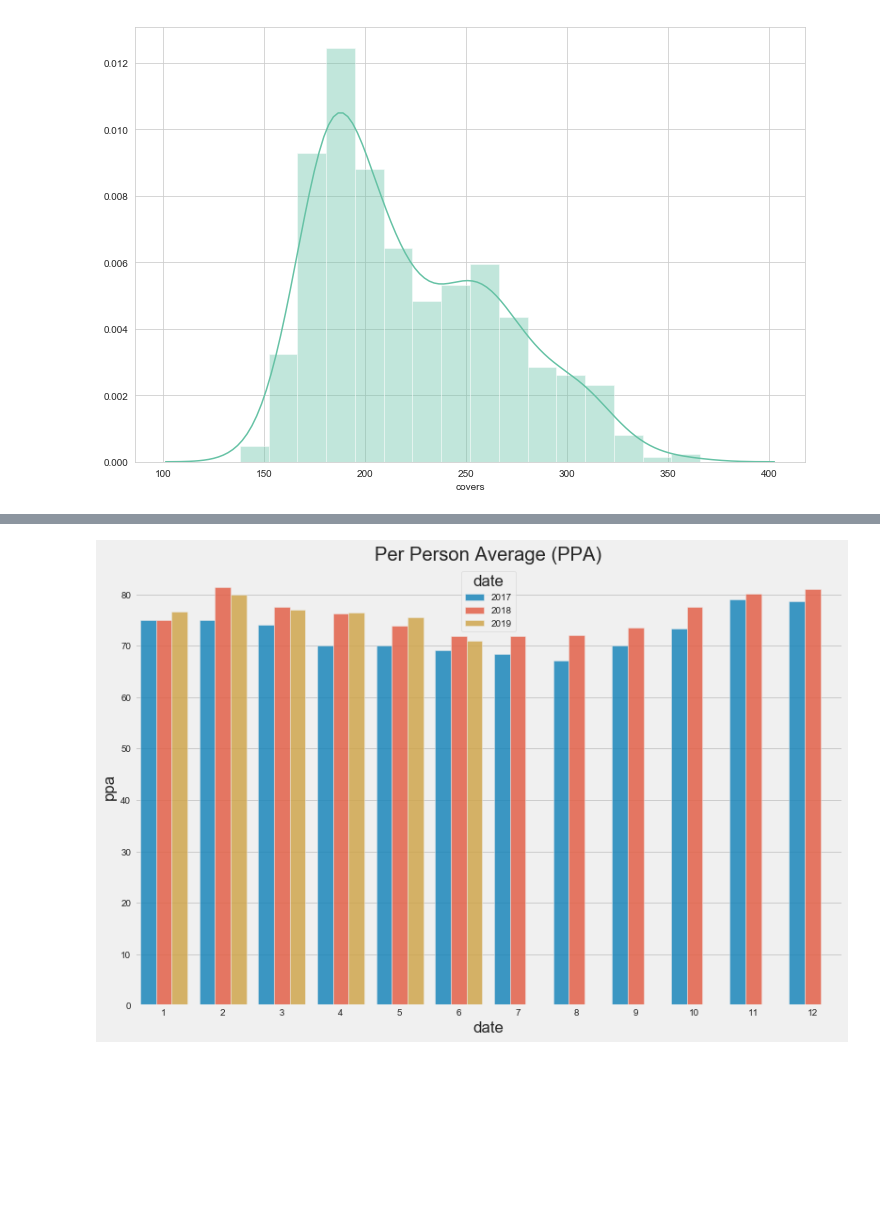
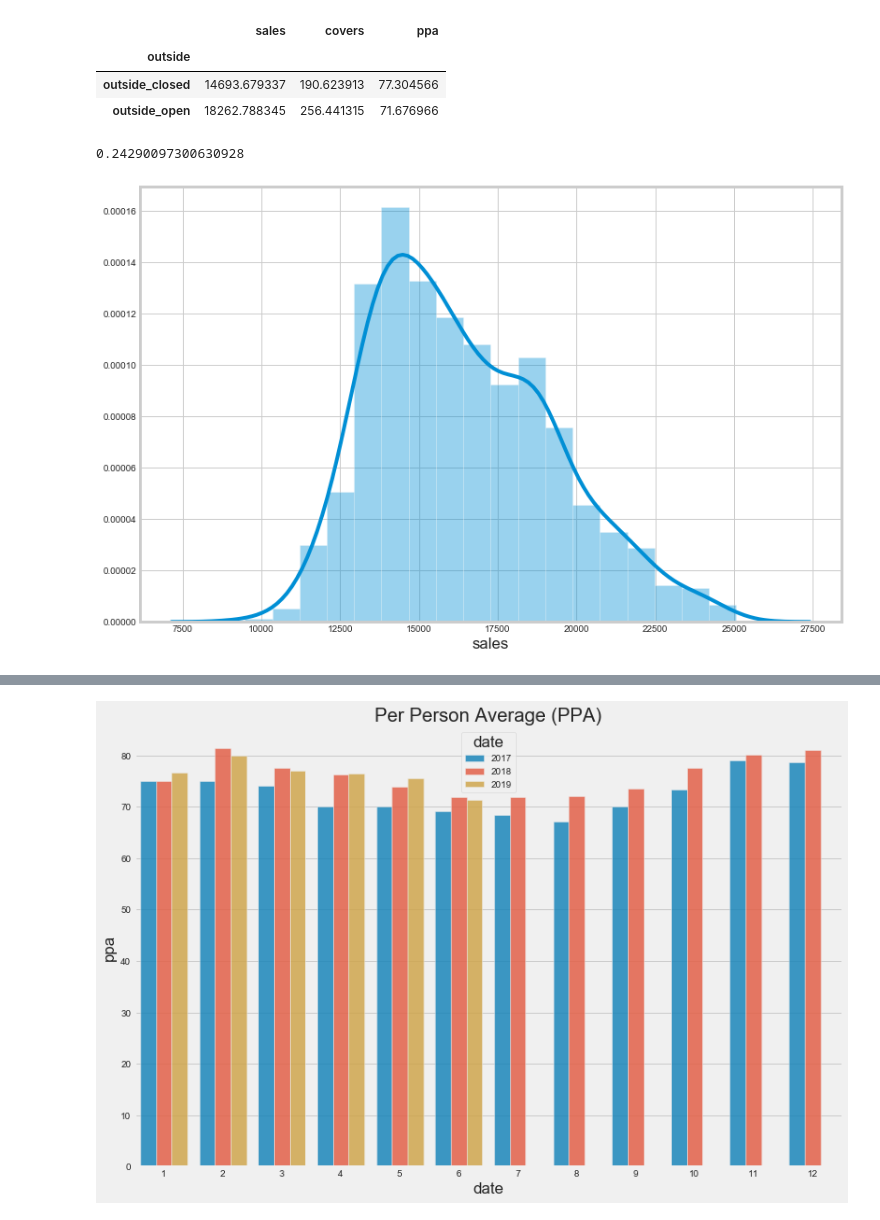
Before and after one commit to maks-p/restaurant_sales_forecasting, a Jupyter notebook: final_eda.ipynb, the cells around one changed output, grey strips where cells are left out. Drawn from its saved outputs; the diff is of its cells as text; code cells hidden in the pictures; blank space fills up the shorter version.

```diff
--- a/final_eda.ipynb
+++ b/final_eda.ipynb
@@ -48 +51,9 @@ df = clean_up_for_eda(df)
+# %%
+df['day_of_week'] = df['day_of_week'].replace({0: 'Mon',
+                       1: 'Tue',
+                       2: 'Wed',
+                       3: 'Thu',
+                       4: 'Fri',
+                       5: 'Sat',
+                       6: 'Sun'})
 # %%
@@ -62,0 +78,2 @@ df.to_csv('df_for_dash.csv')
+# %%
+df['year'] = df.index.year
@@ -62,0 +97,11 @@ df.to_csv('df_for_dash.csv')
+# %%
+df.groupby('outside')[['sales', 'covers', 'ppa']].mean()
+# %% [output]
+|  | sales | covers | ppa |
+| outside |  |  |  |
+| outside_closed | 14693.679337 | 190.623913 | 77.304566 |
+| outside_open | 18262.788345 | 256.441315 | 71.676966 |
+# %%
+(18262.788345  - 14693.679337) / 14693.679337
+# %% [output]
+0.24290097300630928
@@ -63,10 +111,10 @@ df.to_csv('df_for_dash.csv')
 # %%
 # Histogram of Property Value
 sns.set_style('whitegrid')
 plt.figure(figsize=(12,8))
-sns.distplot(df['covers']);
+sns.distplot(df['sales']);
 # %% [output]
-[figure, old version]
+[figure, new version]
 # %%
 df_ytd = df[df.index.month < 6] # Analyzing Months 1 through 5
 dfm_total = df.resample('M').sum()
```
Also changed, not shown: parts of 27 cells of this notebook, 11 other files.
